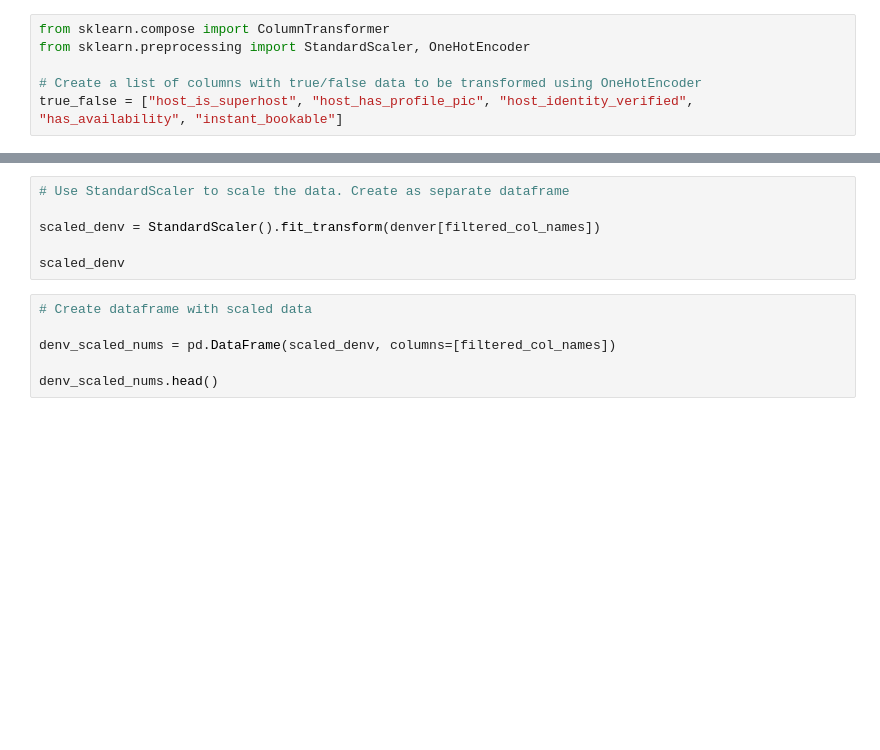
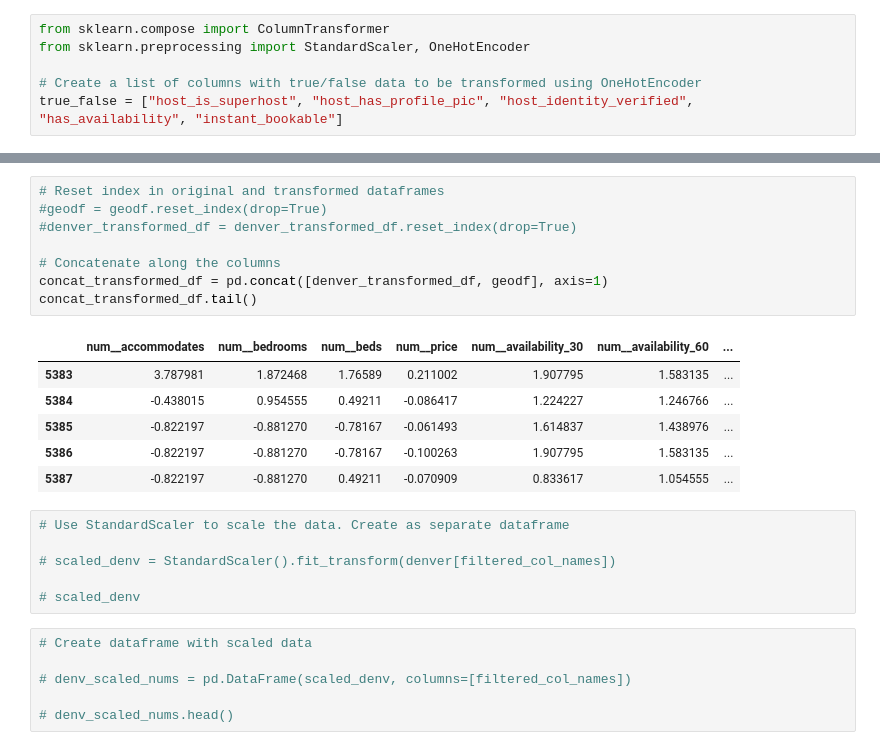
Before and after one commit to mmccanse/L3, a Jupyter notebook: data_prep_mm.ipynb, the cells around one changed output, grey strips where cells are left out. Saved outputs shown, nothing was run; the diff lists cells and outputs as text; blank space fills up the shorter version.

```diff
--- a/data_prep_mm.ipynb
+++ b/data_prep_mm.ipynb
@@ -275,12 +307,27 @@ denver_transformed_df.head()
+# %%
+# Reset index in original and transformed dataframes
+#geodf = geodf.reset_index(drop=True)
+#denver_transformed_df = denver_transformed_df.reset_index(drop=True)
+
+# Concatenate along the columns
+concat_transformed_df = pd.concat([denver_transformed_df, geodf], axis=1)
+concat_transformed_df.tail()
+# %% [output]
+|  | num__accommodates | num__bedrooms | num__beds | num__price | num__availability_30 | num__availability_60 | ... |
+| 5383 | 3.787981 | 1.872468 | 1.76589 | 0.211002 | 1.907795 | 1.583135 | ... |
+| 5384 | -0.438015 | 0.954555 | 0.49211 | -0.086417 | 1.224227 | 1.246766 | ... |
+| 5385 | -0.822197 | -0.881270 | -0.78167 | -0.061493 | 1.614837 | 1.438976 | ... |
+| 5386 | -0.822197 | -0.881270 | -0.78167 | -0.100263 | 1.907795 | 1.583135 | ... |
+| 5387 | -0.822197 | -0.881270 | 0.49211 | -0.070909 | 0.833617 | 1.054555 | ... |
 # %%
 # Use StandardScaler to scale the data. Create as separate dataframe
 
-scaled_denv = StandardScaler().fit_transform(denver[filtered_col_names])
+# scaled_denv = StandardScaler().fit_transform(denver[filtered_col_names])
 
-scaled_denv
+# scaled_denv
 # %%
 # Create dataframe with scaled data
 
-denv_scaled_nums = pd.DataFrame(scaled_denv, columns=[filtered_col_names])
+# denv_scaled_nums = pd.DataFrame(scaled_denv, columns=[filtered_col_names])
 
-denv_scaled_nums.head()
+# denv_scaled_nums.head()
```
Also changed, not shown: parts of 18 cells of this notebook.
